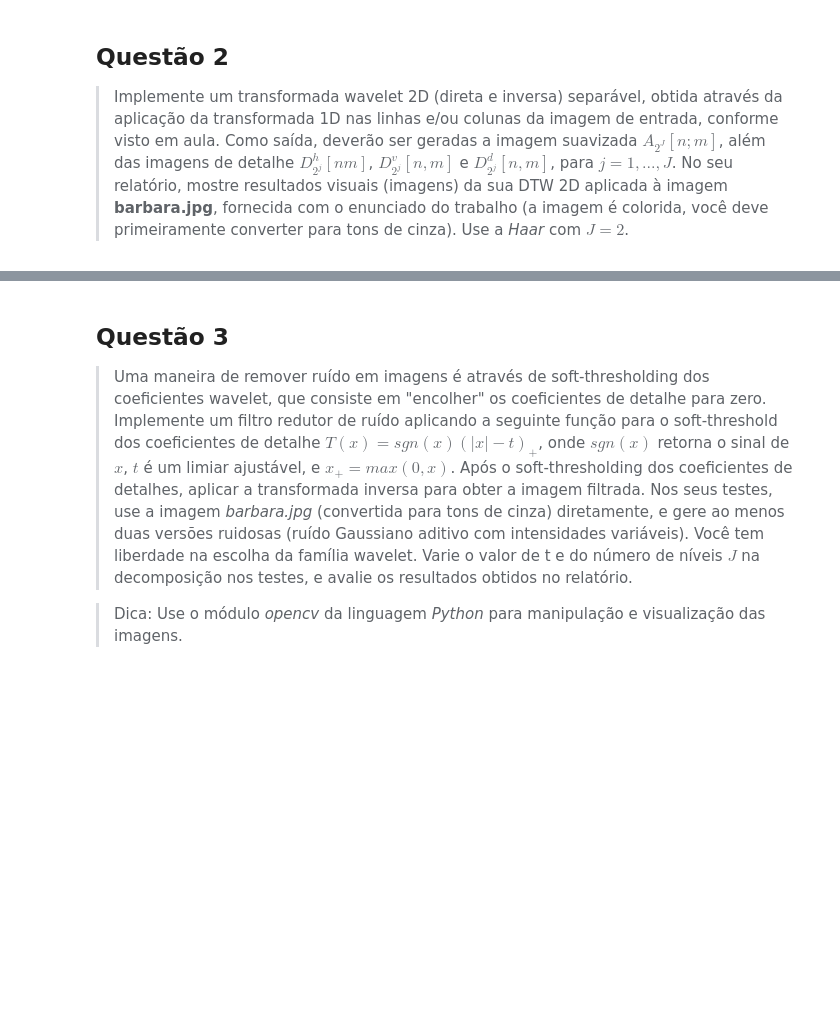
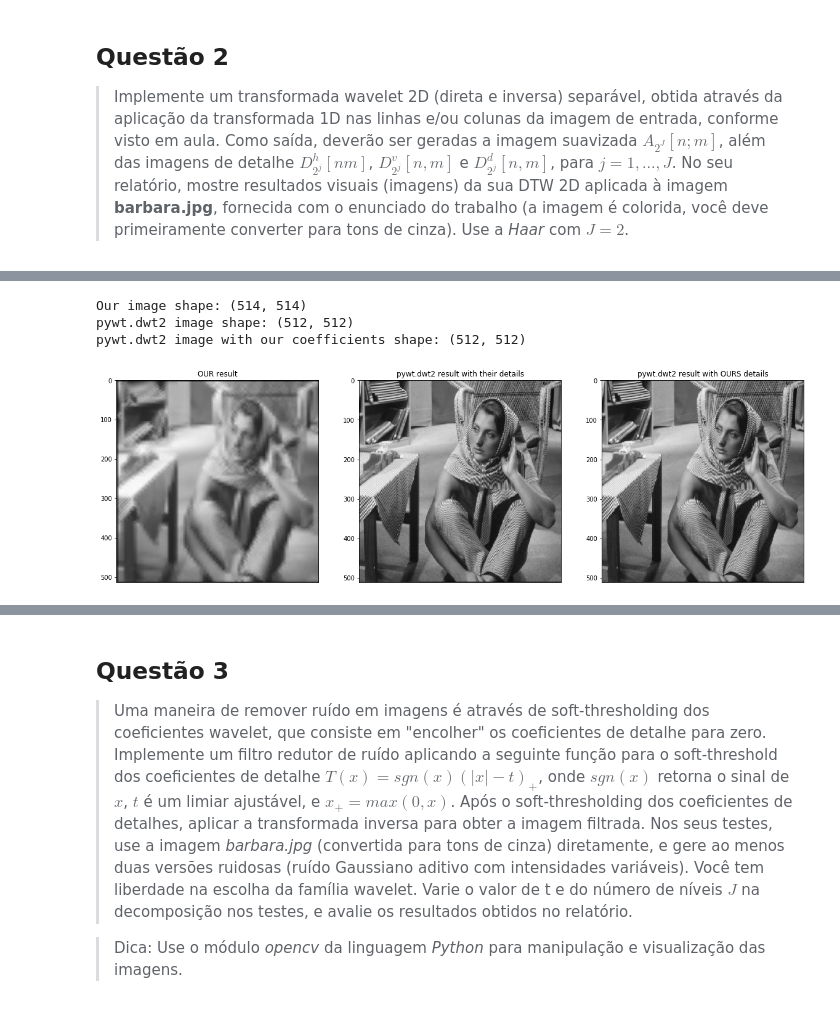
Before and after one commit to rafaeelaudibert/ComputerVision101.py, a Jupyter notebook: Assignment1/Relatório + Script.ipynb, the cells around one changed output, grey strips where cells are left out. Drawn from its saved outputs; the diff is of its cells as text; code cells hidden in the pictures; blank space fills up the shorter version.

```diff
--- a/Assignment1/Relatório + Script.ipynb
+++ b/Assignment1/Relatório + Script.ipynb
@@ -237,0 +411,31 @@ for idx_detail, detail in enumerate(details):
+# %%
+fig, axarr = plt.subplots(1, 3, figsize=(20, 10))
+
+result_image = inverse_wavelet_2d(image, haar, [detail[1:] for detail in details])
+axarr[0].imshow(result_image, interpolation="nearest", cmap=plt.cm.gray)
+axarr[0].set_title(f"OUR result")
+axarr[0].set_xticks([])
+print(f"Our image shape: {result_image.shape}")
+
+result_image_pywt = image_pywt
+for detail_pywt in reversed(details_pywt):
+    merged = (result_image_pywt, detail_pywt[1:])
+    result_image_pywt = pywt.idwt2(merged, 'haar')
+axarr[1].imshow(result_image_pywt, interpolation="nearest", cmap=plt.cm.gray)
+axarr[1].set_title(f"pywt.dwt2 result with their details")
+axarr[1].set_xticks([])
+print(f"pywt.dwt2 image shape: {result_image_pywt.shape}")
+
+result_image_pywt = image
+for detail in reversed(details):
+    merged = (result_image_pywt, detail[1:])
+    result_image_pywt = pywt.idwt2(merged, 'haar')
+axarr[2].imshow(result_image_pywt, interpolation="nearest", cmap=plt.cm.gray)
+axarr[2].set_title(f"pywt.dwt2 result with OURS details")
+axarr[2].set_xticks([])
+print(f"pywt.dwt2 image with our coefficients shape: {result_image_pywt.shape}")
+# %% [output]
+Our image shape: (514, 514)
+pywt.dwt2 image shape: (512, 512)
+pywt.dwt2 image with our coefficients shape: (512, 512)
+[figure, added]
```
Also changed, not shown: parts of 17 cells of this notebook.
